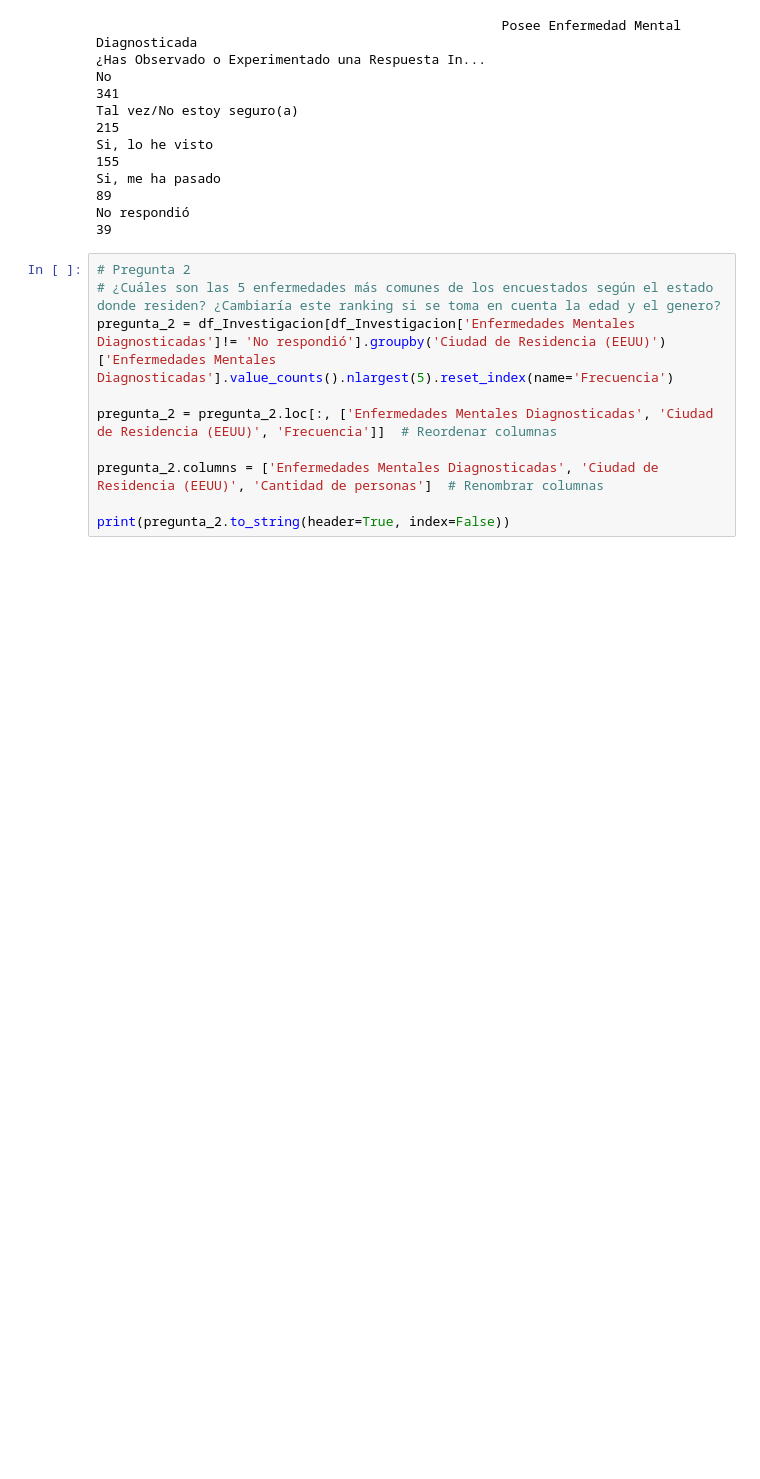
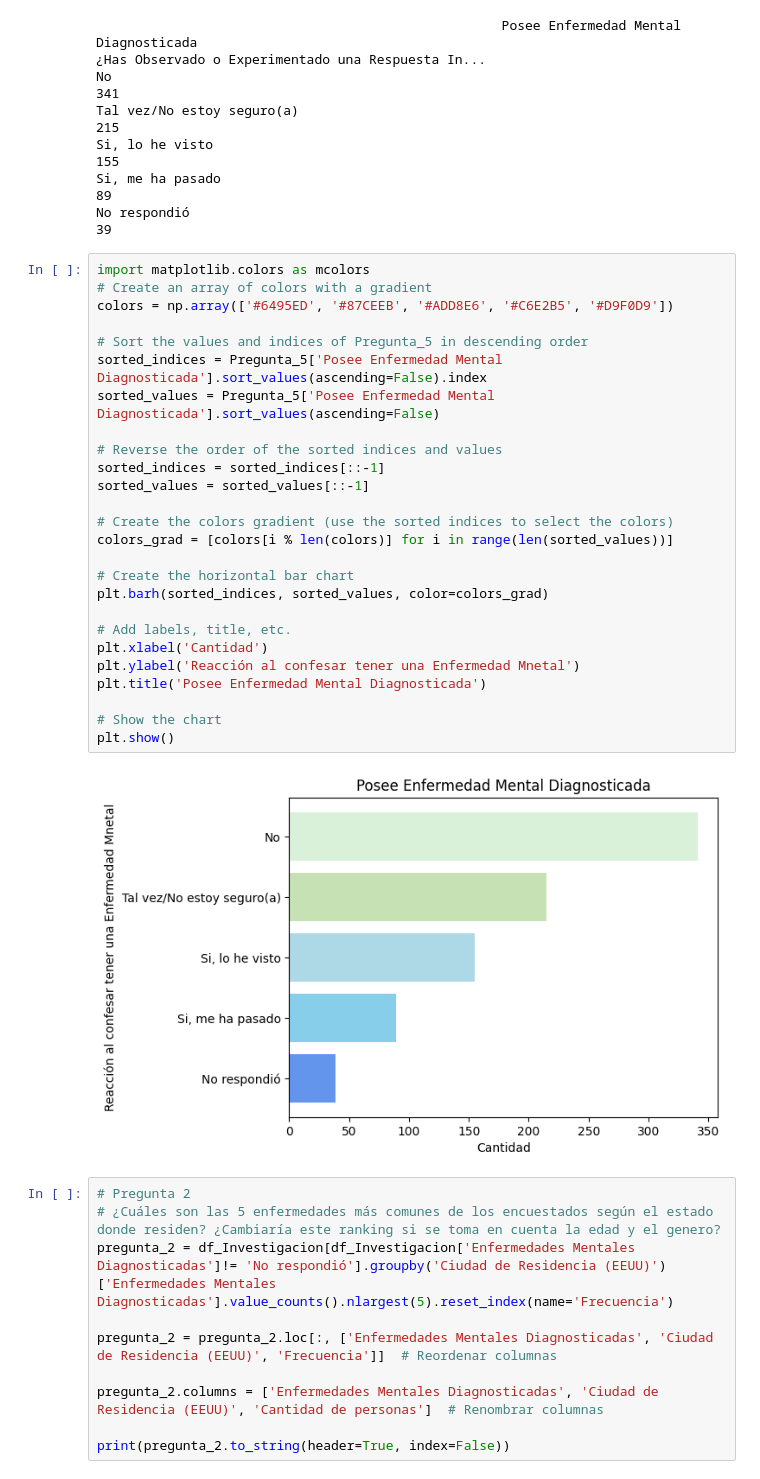
Before and after one commit to Marizaf23/Analisis-Estadistico-Beisbol, a Jupyter notebook: CONEXION-DATAFRAME.ipynb, the cells around one changed output. Drawn from its saved outputs; the diff is of its cells as text; blank space fills up the shorter version.

Commit message:
feat: Grafico pregunta 5

```diff
--- a/CONEXION-DATAFRAME.ipynb
+++ b/CONEXION-DATAFRAME.ipynb
@@ -130,6 +130,34 @@ Tal vez/No estoy seguro(a)
 Si, lo he visto                                                                       155
 Si, me ha pasado                                                                       89
 No respondió                                                                           39
+# %%
+import matplotlib.colors as mcolors
+# Create an array of colors with a gradient
+colors = np.array(['#6495ED', '#87CEEB', '#ADD8E6', '#C6E2B5', '#D9F0D9'])
+
+# Sort the values and indices of Pregunta_5 in descending order
+sorted_indices = Pregunta_5['Posee Enfermedad Mental Diagnosticada'].sort_values(ascending=False).index
+sorted_values = Pregunta_5['Posee Enfermedad Mental Diagnosticada'].sort_values(ascending=False)
+
+# Reverse the order of the sorted indices and values
+sorted_indices = sorted_indices[::-1]
+sorted_values = sorted_values[::-1]
+
+# Create the colors gradient (use the sorted indices to select the colors)
+colors_grad = [colors[i % len(colors)] for i in range(len(sorted_values))]
+
+# Create the horizontal bar chart
+plt.barh(sorted_indices, sorted_values, color=colors_grad)
+
+# Add labels, title, etc.
+plt.xlabel('Cantidad')
+plt.ylabel('Reacción al confesar tener una Enfermedad Mnetal')
+plt.title('Posee Enfermedad Mental Diagnosticada')
+
+# Show the chart
+plt.show()
+# %% [output]
+[figure, added]
 # %%
 # Pregunta 2
 # ¿Cuáles son las 5 enfermedades más comunes de los encuestados según el estado donde residen? ¿Cambiaría este ranking si se toma en cuenta la edad y el genero?
```
Also changed, not shown: parts of 1 cell of this notebook.
